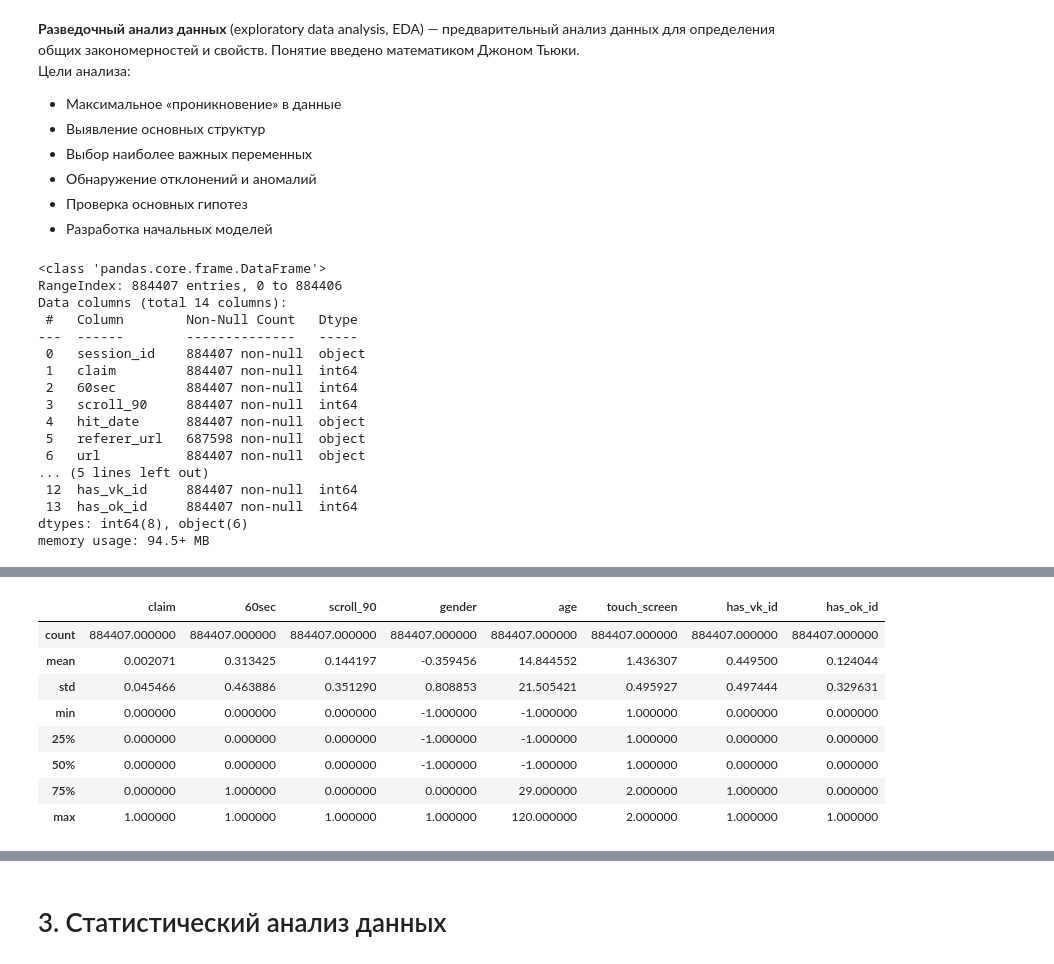
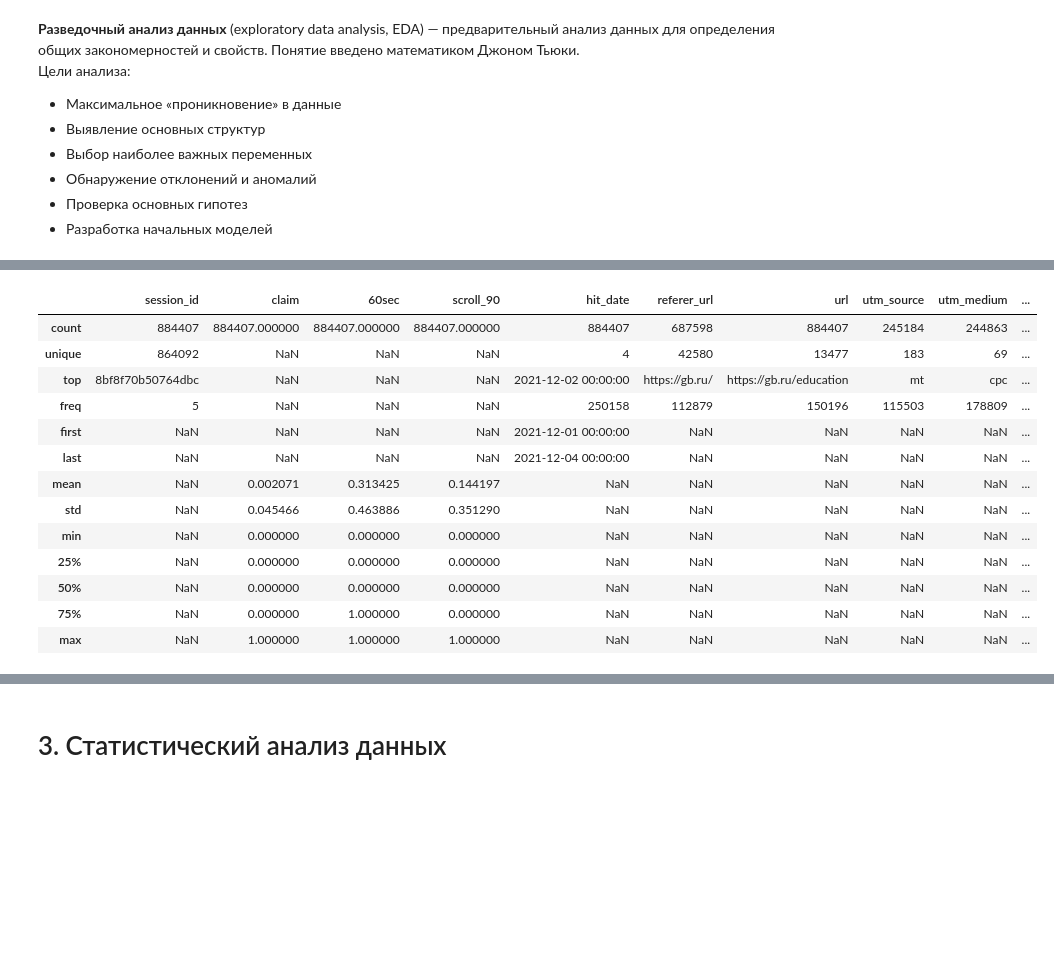
Before and after one commit to nglaz0v/DS_bootcamp, a Jupyter notebook: 5-ANN_CV/project_5.ipynb, the cells around one changed output, grey strips where cells are left out. Cells and saved outputs as stored; diff of their text form; code cells hidden in the pictures; blank space fills up the shorter version.

```diff
--- a/5-ANN_CV/project_5.ipynb
+++ b/5-ANN_CV/project_5.ipynb
@@ -47,7 +44,7 @@ fields_description
 # %% [markdown]
 # 1. Загрузка данных. Проверка корректности типов данных
 # %%
-gb_data = pd.read_csv("Датасет GB.csv")
-gb_data.head()
+gb_data = pd.read_csv("Датасет GB.csv", parse_dates=['hit_date'])
+gb_data.sample(n=10, random_state=42)
 # %% [output]
 |  | session_id | claim | 60sec | scroll_90 | hit_date | referer_url | url | utm_source | utm_medium | ... |
@@ -67,26 +89,6 @@ gb_data.head()
 * Обнаружение отклонений и аномалий
 * Проверка основных гипотез
 * Разработка начальных моделей
-# %%
-gb_data.info()
-# %% [output]
-<class 'pandas.core.frame.DataFrame'>
-RangeIndex: 884407 entries, 0 to 884406
-Data columns (total 14 columns):
- #   Column        Non-Null Count   Dtype
----  ------        --------------   -----
- 0   session_id    884407 non-null  object
- 1   claim         884407 non-null  int64
- 2   60sec         884407 non-null  int64
- 3   scroll_90     884407 non-null  int64
- 4   hit_date      884407 non-null  object
- 5   referer_url   687598 non-null  object
- 6   url           884407 non-null  object
-... (5 lines left out)
- 12  has_vk_id     884407 non-null  int64
- 13  has_ok_id     884407 non-null  int64
-dtypes: int64(8), object(6)
-memory usage: 94.5+ MB
 # %%
 # количество уникальных значений для каждого поля
 for field in list(fields_description['Поле']):
@@ -107,16 +109,21 @@ touch_screen: 2
 has_vk_id: 2
 has_ok_id: 2
 # %%
-gb_data.describe()
+gb_data.describe(include='all', datetime_is_numeric=False)
 # %% [output]
-|  | claim | 60sec | scroll_90 | gender | age | touch_screen | has_vk_id | has_ok_id |
-| count | 884407.000000 | 884407.000000 | 884407.000000 | 884407.000000 | 884407.000000 | 884407.000000 | 884407.000000 | 884407.000000 |
-| mean | 0.002071 | 0.313425 | 0.144197 | -0.359456 | 14.844552 | 1.436307 | 0.449500 | 0.124044 |
-| std | 0.045466 | 0.463886 | 0.351290 | 0.808853 | 21.505421 | 0.495927 | 0.497444 | 0.329631 |
-| min | 0.000000 | 0.000000 | 0.000000 | -1.000000 | -1.000000 | 1.000000 | 0.000000 | 0.000000 |
-| 25% | 0.000000 | 0.000000 | 0.000000 | -1.000000 | -1.000000 | 1.000000 | 0.000000 | 0.000000 |
-| 50% | 0.000000 | 0.000000 | 0.000000 | -1.000000 | -1.000000 | 1.000000 | 0.000000 | 0.000000 |
-| 75% | 0.000000 | 1.000000 | 0.000000 | 0.000000 | 29.000000 | 2.000000 | 1.000000 | 0.000000 |
-| max | 1.000000 | 1.000000 | 1.000000 | 1.000000 | 120.000000 | 2.000000 | 1.000000 | 1.000000 |
+|  | session_id | claim | 60sec | scroll_90 | hit_date | referer_url | url | utm_source | utm_medium | ... |
+| count | 884407 | 884407.000000 | 884407.000000 | 884407.000000 | 884407 | 687598 | 884407 | 245184 | 244863 | ... |
+| unique | 864092 | NaN | NaN | NaN | 4 | 42580 | 13477 | 183 | 69 | ... |
+| top | 8bf8f70b50764dbc | NaN | NaN | NaN | 2021-12-02 00:00:00 | https://gb.ru/ | https://gb.ru/education | mt | cpc | ... |
+| freq | 5 | NaN | NaN | NaN | 250158 | 112879 | 150196 | 115503 | 178809 | ... |
+| first | NaN | NaN | NaN | NaN | 2021-12-01 00:00:00 | NaN | NaN | NaN | NaN | ... |
+| last | NaN | NaN | NaN | NaN | 2021-12-04 00:00:00 | NaN | NaN | NaN | NaN | ... |
+| mean | NaN | 0.002071 | 0.313425 | 0.144197 | NaN | NaN | NaN | NaN | NaN | ... |
+| std | NaN | 0.045466 | 0.463886 | 0.351290 | NaN | NaN | NaN | NaN | NaN | ... |
+| min | NaN | 0.000000 | 0.000000 | 0.000000 | NaN | NaN | NaN | NaN | NaN | ... |
+| 25% | NaN | 0.000000 | 0.000000 | 0.000000 | NaN | NaN | NaN | NaN | NaN | ... |
+| 50% | NaN | 0.000000 | 0.000000 | 0.000000 | NaN | NaN | NaN | NaN | NaN | ... |
+| 75% | NaN | 0.000000 | 1.000000 | 0.000000 | NaN | NaN | NaN | NaN | NaN | ... |
+| max | NaN | 1.000000 | 1.000000 | 1.000000 | NaN | NaN | NaN | NaN | NaN | ... |
 # %%
 for field in ('claim', '60sec', 'scroll_90', 'gender', 'touch_screen', 'has_vk_id', 'has_ok_id', 'hit_date'):
```
Also changed, not shown: parts of 21 cells of this notebook.
